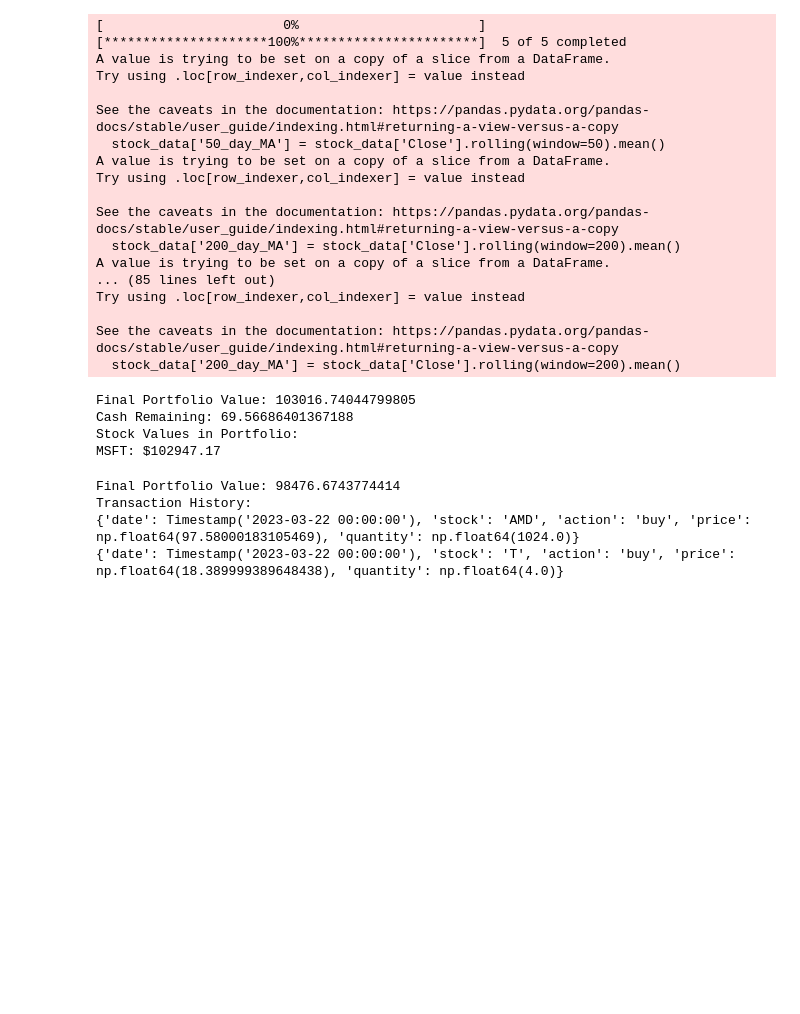
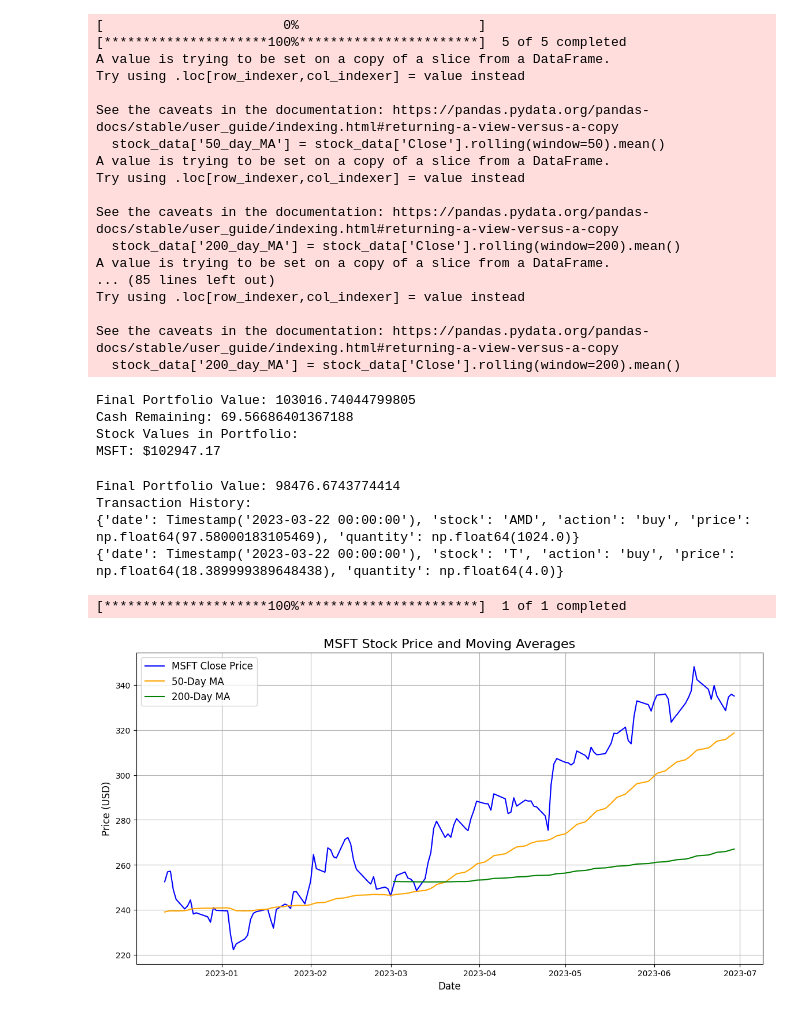
Before and after one commit to bcritika/MATA-Tune, a Jupyter notebook: final_bot.ipynb, the cells around one changed output. Cells and saved outputs as stored; diff of their text form; code cells hidden in the pictures; blank space fills up the shorter version.

Commit message:
microsoft graph

```diff
--- a/final_bot.ipynb
+++ b/final_bot.ipynb
@@ -237,3 +237,43 @@ Final Portfolio Value: 98476.6743774414
 Transaction History:
 {'date': Timestamp('2023-03-22 00:00:00'), 'stock': 'AMD', 'action': 'buy', 'price': np.float64(97.58000183105469), 'quantity': np.float64(1024.0)}
 {'date': Timestamp('2023-03-22 00:00:00'), 'stock': 'T', 'action': 'buy', 'price': np.float64(18.389999389648438), 'quantity': np.float64(4.0)}
+# %%
+import matplotlib.pyplot as plt
+import pandas as pd
+import yfinance as yf
+from datetime import datetime, timedelta
+
+# Define the stock and date range
+stock = "MSFT"
+center_date = datetime.strptime("2023-03-22 00:00:00", "%Y-%m-%d %H:%M:%S")
+start_date = center_date - timedelta(days=100)
+end_date = center_date + timedelta(days=100)
+
+# Download the stock data
+data = yf.download(stock, start=start_date - timedelta(days=210), end=end_date, interval="1d")
+
+# Calculate moving averages
+data['50_day_MA'] = data['Close'].rolling(window=50).mean()
+data['200_day_MA'] = data['Close'].rolling(window=200).mean()
+
+# Filter for the specified date range
+plot_data = data.loc[start_date:end_date]
+
+# Plotting
+plt.figure(figsize=(14, 7))
+plt.plot(plot_data.index, plot_data['Close'], label=f'{stock} Close Price', color='blue')
+plt.plot(plot_data.index, plot_data['50_day_MA'], label='50-Day MA', color='orange', linestyle='-')
+plt.plot(plot_data.index, plot_data['200_day_MA'], label='200-Day MA', color='green', linestyle='-')
+
+# Add labels, legend, and title
+plt.title(f"{stock} Stock Price and Moving Averages", fontsize=16)
+plt.xlabel("Date", fontsize=12)
+plt.ylabel("Price (USD)", fontsize=12)
+plt.legend(loc="upper left", fontsize=12)
+plt.grid(visible=True)
+
+# Display the plot
+plt.show()
+# %% [output]
+[*********************100%***********************]  1 of 1 completed
+[figure, added]
```
